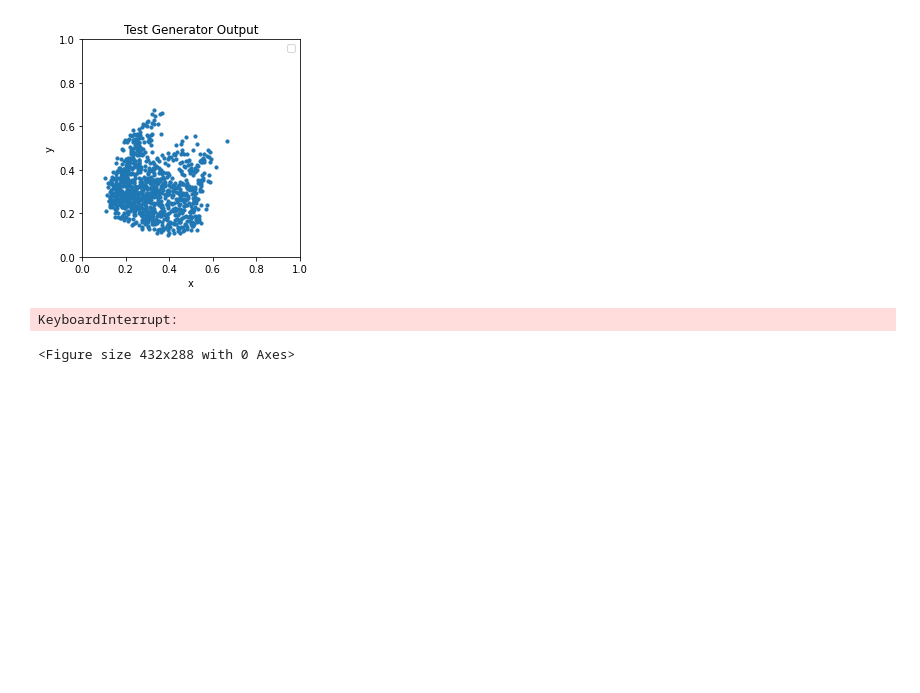
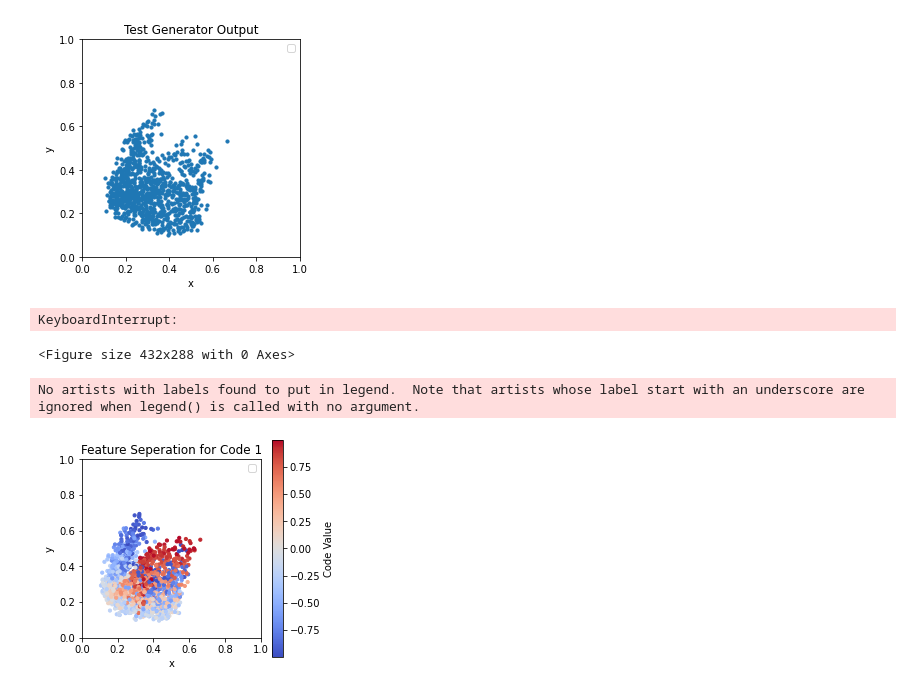
Before and after one commit to JacksonnF/InfoQGAN, a Jupyter notebook: experiments/InfoQGAN.ipynb, the cells around one changed output. Cells and saved outputs as stored; diff of their text form; code cells hidden in the pictures; blank space fills up the shorter version.

Commit message:
started training cirlce

```diff
--- a/experiments/InfoQGAN.ipynb
+++ b/experiments/InfoQGAN.ipynb
@@ -647,3 +647,31 @@ No artists with labels found to put in legend.  Note that artists whose label st
 [figure]
 KeyboardInterrupt:
 <Figure size 432x288 with 0 Axes>
+# %%
+rand_inp = 2*torch.rand((2000, 5))-1
+# m = Generator()
+# m.load_state_dict(torch.load('models/run_69/pval0.331949983981733.pth'))
+
+gen_output = compiled_G(rand_inp)
+
+x_test = gen_output[:, 0].detach().numpy()
+y_test = gen_output[:, 1].detach().numpy()
+
+# Plot test data
+def plot_xy_codes(x_pts, y_pts, code_index):
+    plt.figure(figsize=(4, 4))
+    plt.scatter(x_pts, y_pts, c=rand_inp[:, code_index], cmap='coolwarm', alpha=1, s=10)
+    plt.xlim(0, 1)
+    plt.ylim(0, 1)
+    plt.xlabel('x')
+    plt.ylabel('y')
+    plt.title(f"Feature Seperation for Code {code_index}")
+    plt.gca().set_aspect('equal', adjustable='box')  # Make the plot square
+    plt.legend()
+    plt.colorbar(label='Code Value')
+    plt.show()
+
+plot_xy_codes(gen_output[:, 0].detach().numpy(), gen_output[:, 1].detach().numpy(), 1)
+# %% [output]
+No artists with labels found to put in legend.  Note that artists whose label start with an underscore are ignored when legend() is called with no argument.
+[figure, added]
```
